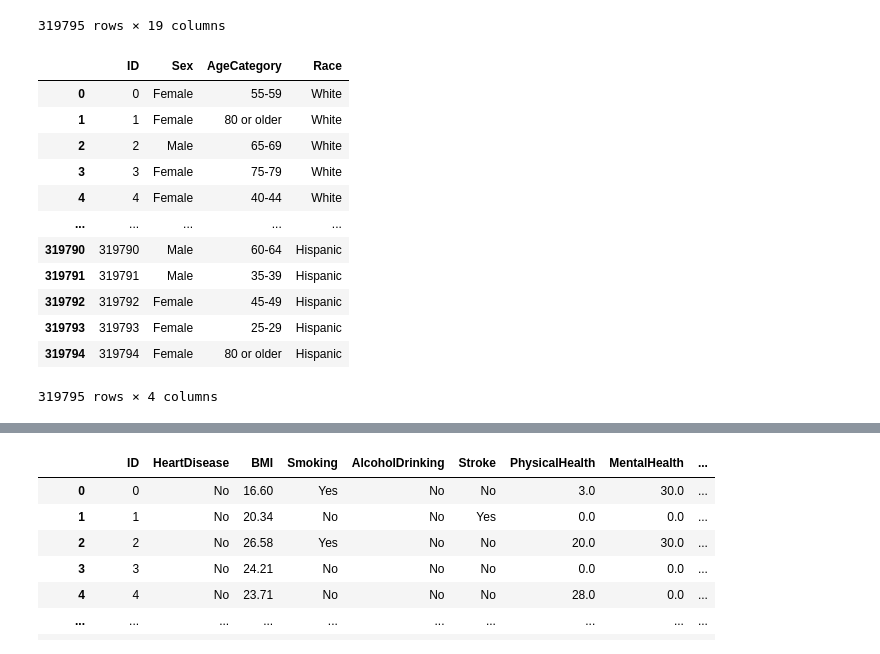
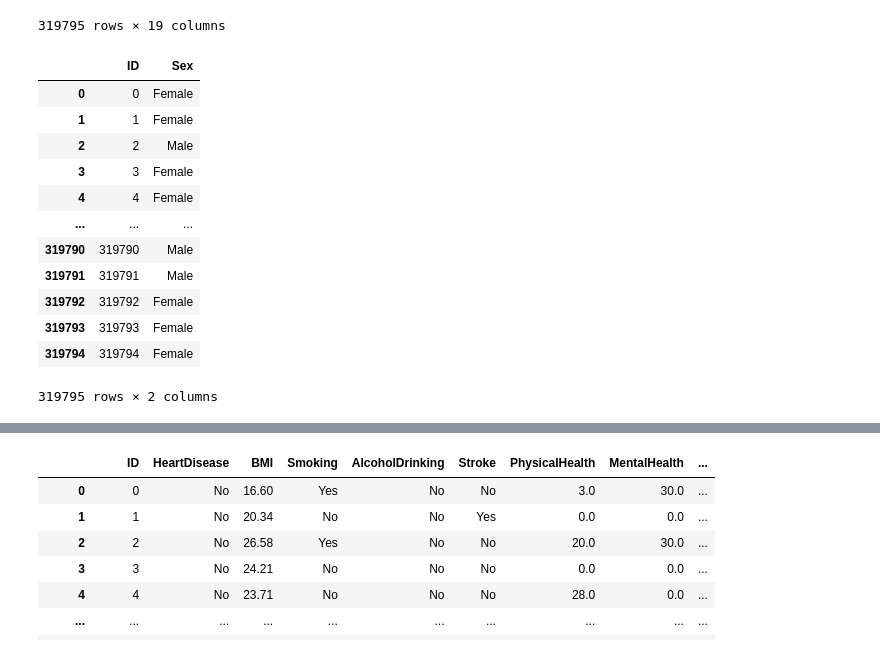
Before and after one commit to ahmadelbaba/HealthyHearts, a Jupyter notebook: 01_DataCleaingExploration.ipynb, the cells around one changed output, grey strips where cells are left out. Saved outputs shown, nothing was run; the diff lists cells and outputs as text; code cells hidden in the pictures.

```diff
--- a/01_DataCleaingExploration.ipynb
+++ b/01_DataCleaingExploration.ipynb
@@ -130,20 +130,20 @@ newHH_df
 | 319794 | 319794 | No | 46.56 | No | No | No | 0.0 | 0.0 | ... |
 319795 rows × 19 columns
 # %%
-#Creating new demogrpahic_df
-demographics_df = newHH_df[['ID', 'Sex', 'AgeCategory', 'Race']].copy()
-demographics_df
+#Creating new gender_df
+gender_df = newHH_df[['ID', 'Sex']].copy()
+gender_df
 # %% [output]
-|  | ID | Sex | AgeCategory | Race |
-| 0 | 0 | Female | 55-59 | White |
-| 1 | 1 | Female | 80 or older | White |
-| 2 | 2 | Male | 65-69 | White |
-| 3 | 3 | Female | 75-79 | White |
-| 4 | 4 | Female | 40-44 | White |
-| ... | ... | ... | ... | ... |
-| 319790 | 319790 | Male | 60-64 | Hispanic |
-| 319791 | 319791 | Male | 35-39 | Hispanic |
-| 319792 | 319792 | Female | 45-49 | Hispanic |
-| 319793 | 319793 | Female | 25-29 | Hispanic |
-| 319794 | 319794 | Female | 80 or older | Hispanic |
+|  | ID | Sex |
+| 0 | 0 | Female |
+| 1 | 1 | Female |
+| 2 | 2 | Male |
+| 3 | 3 | Female |
+| 4 | 4 | Female |
+| ... | ... | ... |
+| 319790 | 319790 | Male |
+| 319791 | 319791 | Male |
+| 319792 | 319792 | Female |
+| 319793 | 319793 | Female |
+| 319794 | 319794 | Female |
-319795 rows × 4 columns
+319795 rows × 2 columns
```
Also changed, not shown: parts of 3 cells of this notebook, 5 other files.
